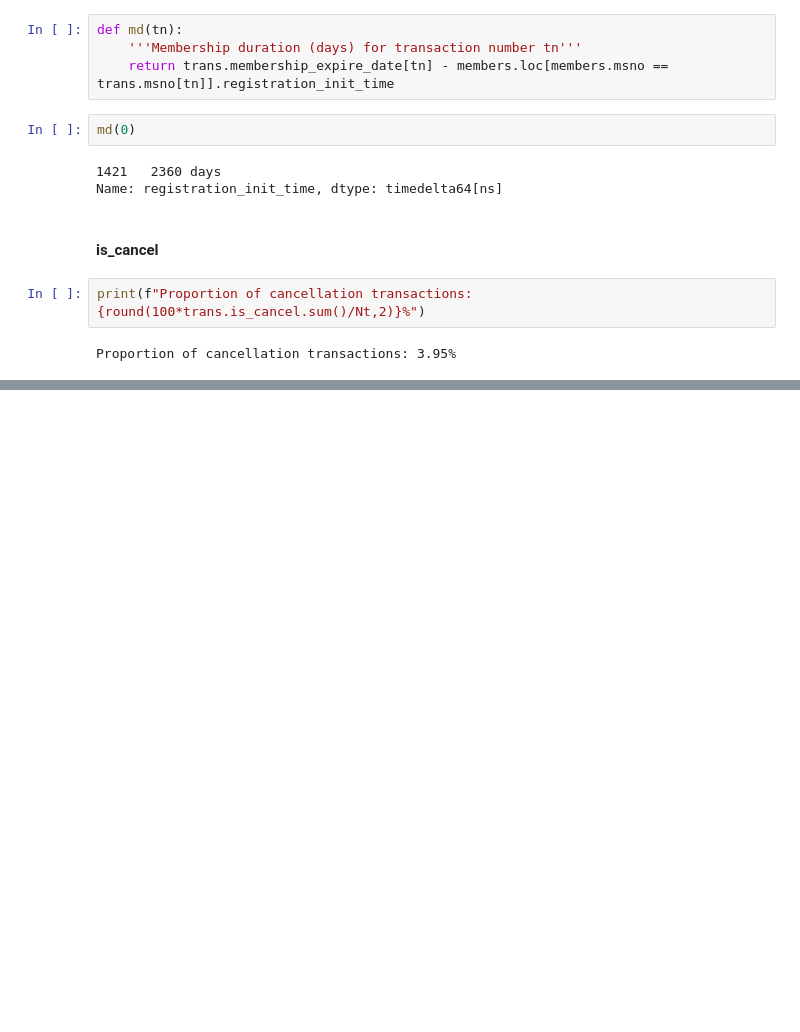
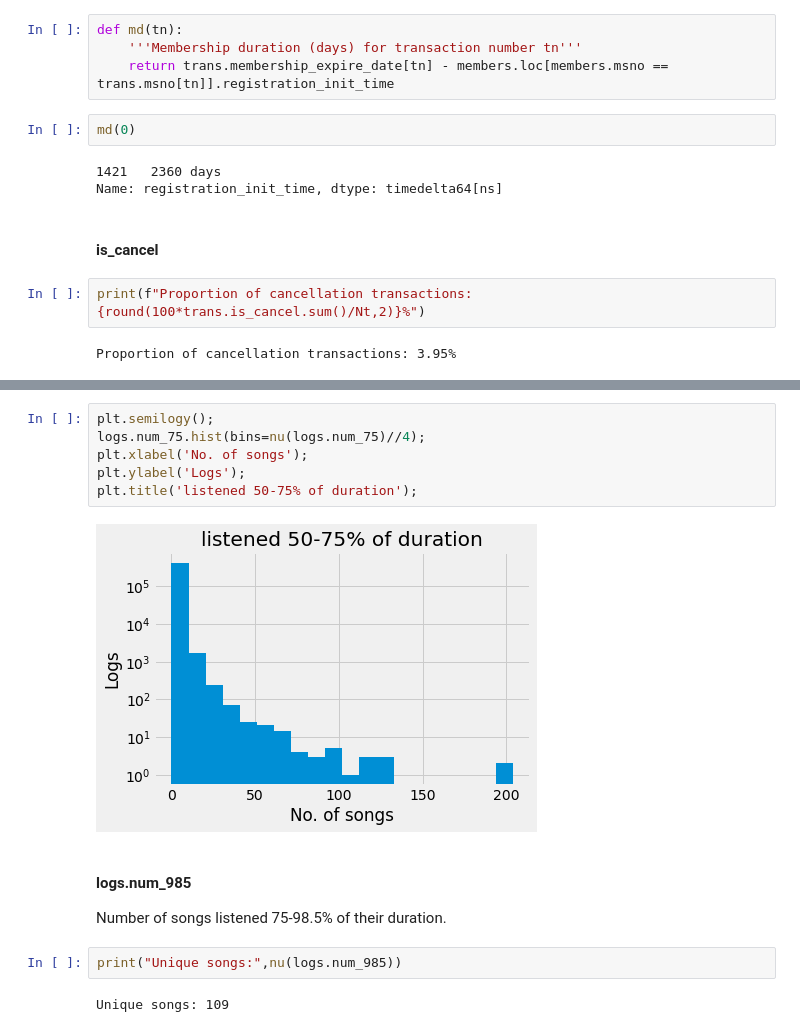
Before and after one commit to ysereda/Springboard, a Jupyter notebook: Capstone2_CustomerChurn.ipynb, the cells around one changed output, grey strips where cells are left out. Saved outputs shown, nothing was run; the diff lists cells and outputs as text; blank space fills up the shorter version.

```diff
--- a/Capstone2_CustomerChurn.ipynb
+++ b/Capstone2_CustomerChurn.ipynb
@@ -669,0 +784,15 @@ Proportion of cancellation transactions: 3.95%
+# %%
+plt.semilogy();
+logs.num_75.hist(bins=nu(logs.num_75)//4);
+plt.xlabel('No. of songs');
+plt.ylabel('Logs');
+plt.title('listened 50-75% of duration');
+# %% [output]
+[figure, added]
+# %% [markdown]
+#### logs.num_985
+Number of songs listened 75-98.5% of their duration.
+# %%
+print("Unique songs:",nu(logs.num_985))
+# %% [output]
+Unique songs: 109
```
Also changed, not shown: parts of 60 cells of this notebook.
